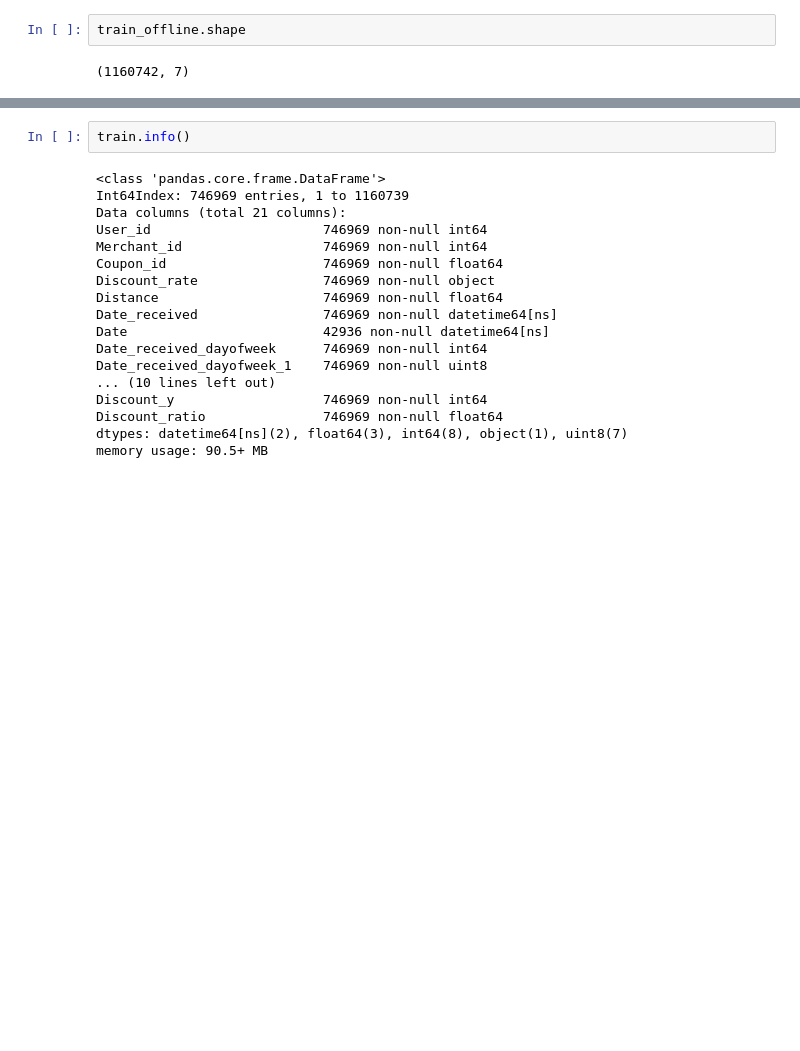
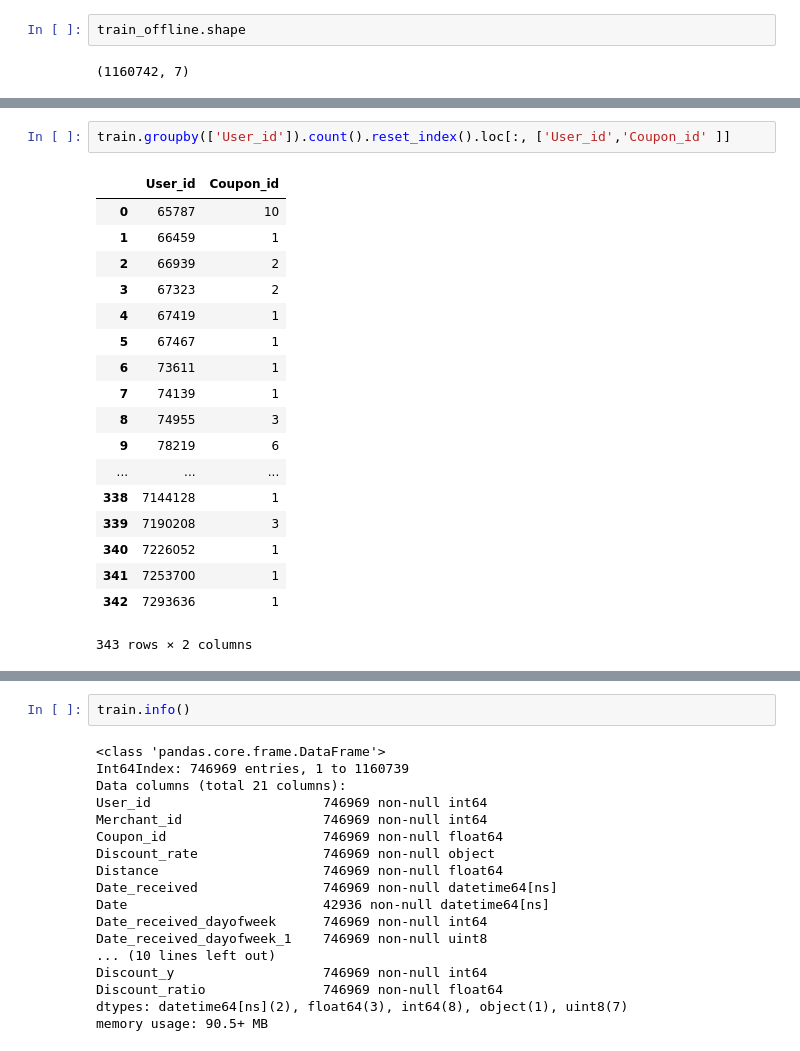
Before and after one commit to flyhead30042/ML100, a Jupyter notebook: homework/Day_051_HW.ipynb, the cells around one changed output, grey strips where cells are left out. Cells and saved outputs as stored; diff of their text form; blank space fills up the shorter version.

```diff
--- a/homework/Day_051_HW.ipynb
+++ b/homework/Day_051_HW.ipynb
@@ -169,0 +268,21 @@ train_offline.shape
+# %%
+train.groupby(['User_id']).count().reset_index().loc[:, ['User_id','Coupon_id' ]]
+# %% [output]
+|  | User_id | Coupon_id |
+| 0 | 65787 | 10 |
+| 1 | 66459 | 1 |
+| 2 | 66939 | 2 |
+| 3 | 67323 | 2 |
+| 4 | 67419 | 1 |
+| 5 | 67467 | 1 |
+| 6 | 73611 | 1 |
+| 7 | 74139 | 1 |
+| 8 | 74955 | 3 |
+| 9 | 78219 | 6 |
+| ... | ... | ... |
+| 338 | 7144128 | 1 |
+| 339 | 7190208 | 3 |
+| 340 | 7226052 | 1 |
+| 341 | 7253700 | 1 |
+| 342 | 7293636 | 1 |
+343 rows × 2 columns
```
Also changed, not shown: parts of 13 cells of this notebook.
